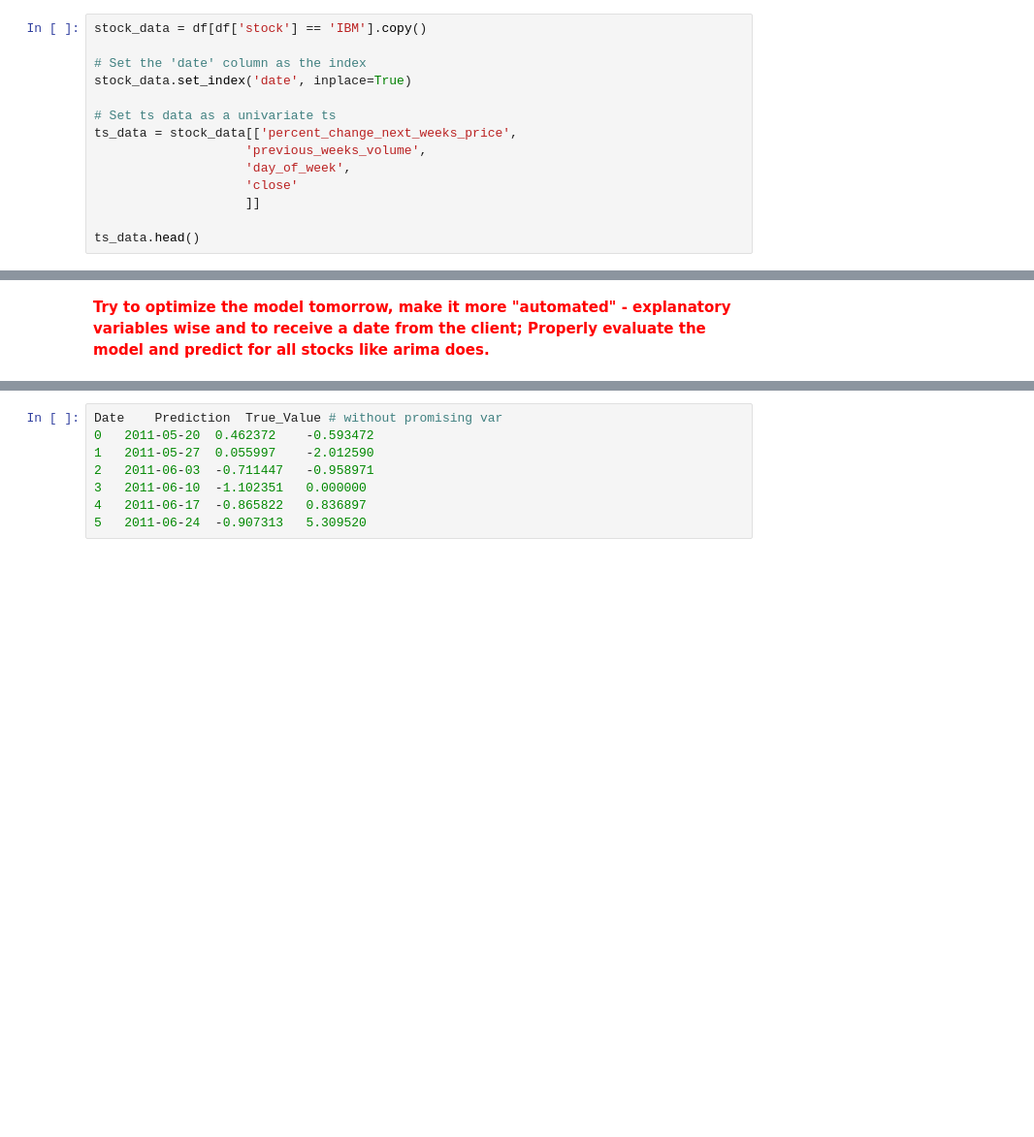
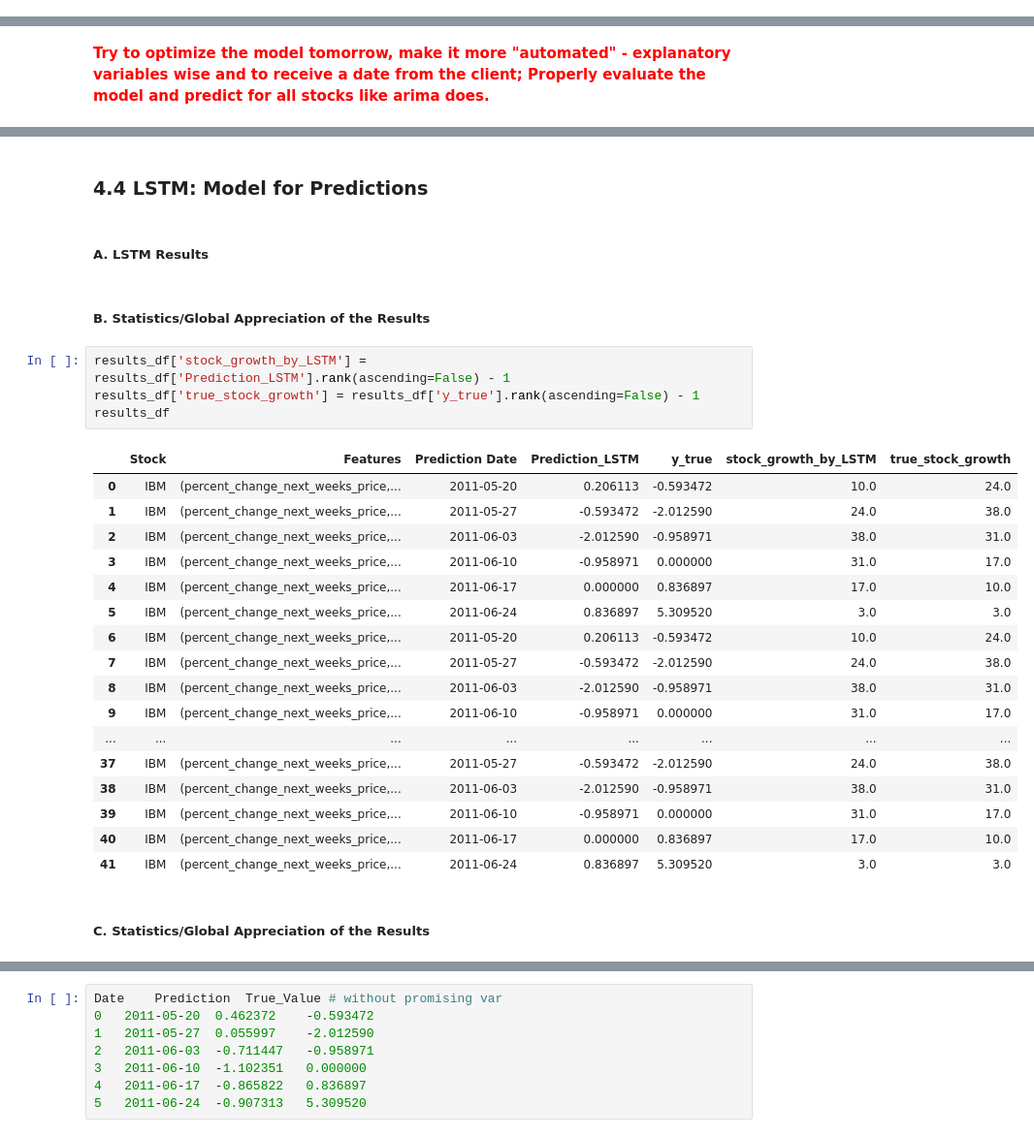
Before and after one commit to CarolinaRuivo/dowjones-index, a Jupyter notebook: template.ipynb, the cells around one changed output, grey strips where cells are left out. Shown at 97% size. Cells and saved outputs as stored; diff of their text form; blank space fills up the shorter version.

```diff
--- a/template.ipynb
+++ b/template.ipynb
@@ -1920,14 +1908,0 @@ I want to predict the 01/04/2024:
-# %%
-stock_data = df[df['stock'] == 'IBM'].copy()
-
-# Set the 'date' column as the index
-stock_data.set_index('date', inplace=True)
-
-# Set ts data as a univariate ts
-ts_data = stock_data[['percent_change_next_weeks_price',
-                    'previous_weeks_volume',
-                    'day_of_week',
-                    'close'
-                    ]]
-
-ts_data.head()
@@ -2078,0 +2109,30 @@ BEFORE REVERSE: [[0.27539018]]
+# %% [markdown]
+### 4.4 LSTM: Model for Predictions
+# %% [markdown]
+##### A. LSTM Results
+# %% [markdown]
+##### B. Statistics/Global Appreciation of the Results
+# %%
+results_df['stock_growth_by_LSTM'] = results_df['Prediction_LSTM'].rank(ascending=False) - 1
+results_df['true_stock_growth'] = results_df['y_true'].rank(ascending=False) - 1
+results_df
+# %% [output]
+|  | Stock | Features | Prediction Date | Prediction_LSTM | y_true | stock_growth_by_LSTM | true_stock_growth |
+| 0 | IBM | (percent_change_next_weeks_price,... | 2011-05-20 | 0.206113 | -0.593472 | 10.0 | 24.0 |
+| 1 | IBM | (percent_change_next_weeks_price,... | 2011-05-27 | -0.593472 | -2.012590 | 24.0 | 38.0 |
+| 2 | IBM | (percent_change_next_weeks_price,... | 2011-06-03 | -2.012590 | -0.958971 | 38.0 | 31.0 |
+| 3 | IBM | (percent_change_next_weeks_price,... | 2011-06-10 | -0.958971 | 0.000000 | 31.0 | 17.0 |
+| 4 | IBM | (percent_change_next_weeks_price,... | 2011-06-17 | 0.000000 | 0.836897 | 17.0 | 10.0 |
+| 5 | IBM | (percent_change_next_weeks_price,... | 2011-06-24 | 0.836897 | 5.309520 | 3.0 | 3.0 |
+| 6 | IBM | (percent_change_next_weeks_price,... | 2011-05-20 | 0.206113 | -0.593472 | 10.0 | 24.0 |
+| 7 | IBM | (percent_change_next_weeks_price,... | 2011-05-27 | -0.593472 | -2.012590 | 24.0 | 38.0 |
+| 8 | IBM | (percent_change_next_weeks_price,... | 2011-06-03 | -2.012590 | -0.958971 | 38.0 | 31.0 |
+| 9 | IBM | (percent_change_next_weeks_price,... | 2011-06-10 | -0.958971 | 0.000000 | 31.0 | 17.0 |
+| ... | ... | ... | ... | ... | ... | ... | ... |
+| 37 | IBM | (percent_change_next_weeks_price,... | 2011-05-27 | -0.593472 | -2.012590 | 24.0 | 38.0 |
+| 38 | IBM | (percent_change_next_weeks_price,... | 2011-06-03 | -2.012590 | -0.958971 | 38.0 | 31.0 |
+| 39 | IBM | (percent_change_next_weeks_price,... | 2011-06-10 | -0.958971 | 0.000000 | 31.0 | 17.0 |
+| 40 | IBM | (percent_change_next_weeks_price,... | 2011-06-17 | 0.000000 | 0.836897 | 17.0 | 10.0 |
+| 41 | IBM | (percent_change_next_weeks_price,... | 2011-06-24 | 0.836897 | 5.309520 | 3.0 | 3.0 |
+# %% [markdown]
+##### C. Statistics/Global Appreciation of the Results
```
Also changed, not shown: parts of 28 cells of this notebook.
